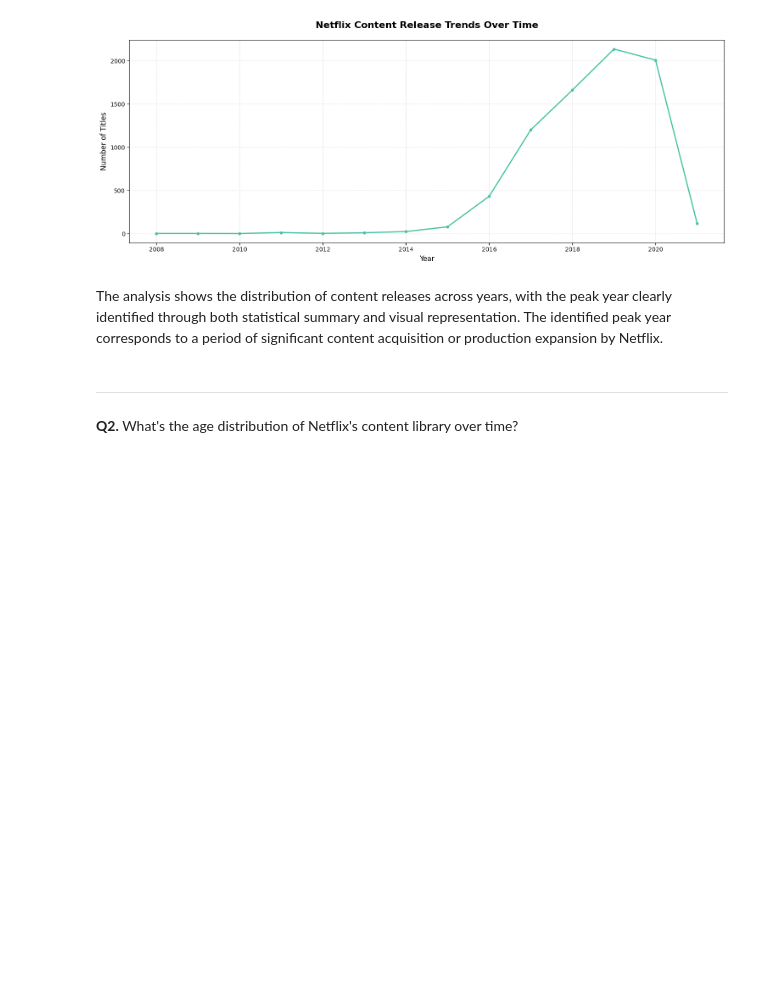
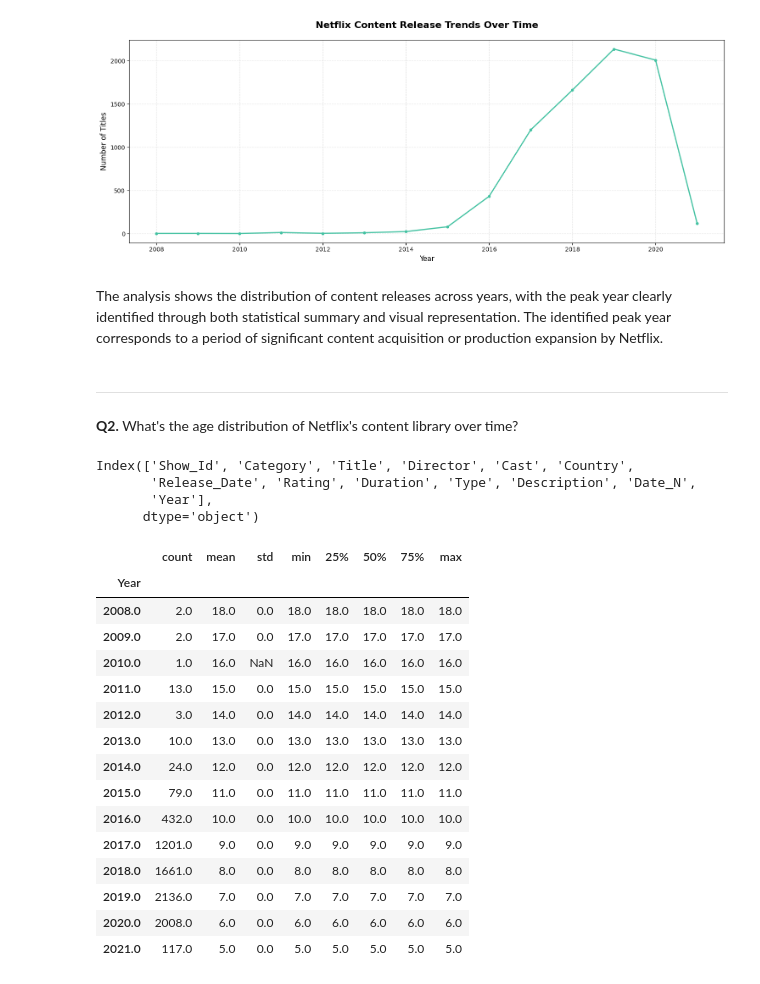
Before and after one commit to Ekoink/movie-trends-analysis, a Jupyter notebook: Netflix_Dataset_Analysis.ipynb, the cells around one changed output. Cells and saved outputs as stored; diff of their text form; code cells hidden in the pictures; blank space fills up the shorter version.

```diff
--- a/Netflix_Dataset_Analysis.ipynb
+++ b/Netflix_Dataset_Analysis.ipynb
@@ -386,3 +386,42 @@ The analysis shows the distribution of content releases across years, with the p
 ---
 # %% [markdown]
 **Q2.** What's the age distribution of Netflix's content library over time?
+# %%
+print(data.columns)
+
+from datetime import datetime
+
+# Drop rows with missing Year AND force a copy
+data_clean = data.dropna(subset=['Year']).copy()
+
+# Convert Year to integer safely
+data_clean.loc[:, 'Year'] = data_clean['Year'].astype(int)
+
+# Get current year
+current_year = datetime.now().year
+
+# Calculate age since added to Netflix
+data_clean.loc[:, 'Content_Age'] = current_year - data_clean['Year']
+
+data_clean.groupby('Year')['Content_Age'].describe()
+# %% [output]
+Index(['Show_Id', 'Category', 'Title', 'Director', 'Cast', 'Country',
+       'Release_Date', 'Rating', 'Duration', 'Type', 'Description', 'Date_N',
+       'Year'],
+      dtype='object')
+|  | count | mean | std | min | 25% | 50% | 75% | max |
+| Year |  |  |  |  |  |  |  |  |
+| 2008.0 | 2.0 | 18.0 | 0.0 | 18.0 | 18.0 | 18.0 | 18.0 | 18.0 |
+| 2009.0 | 2.0 | 17.0 | 0.0 | 17.0 | 17.0 | 17.0 | 17.0 | 17.0 |
+| 2010.0 | 1.0 | 16.0 | NaN | 16.0 | 16.0 | 16.0 | 16.0 | 16.0 |
+| 2011.0 | 13.0 | 15.0 | 0.0 | 15.0 | 15.0 | 15.0 | 15.0 | 15.0 |
+| 2012.0 | 3.0 | 14.0 | 0.0 | 14.0 | 14.0 | 14.0 | 14.0 | 14.0 |
+| 2013.0 | 10.0 | 13.0 | 0.0 | 13.0 | 13.0 | 13.0 | 13.0 | 13.0 |
+| 2014.0 | 24.0 | 12.0 | 0.0 | 12.0 | 12.0 | 12.0 | 12.0 | 12.0 |
+| 2015.0 | 79.0 | 11.0 | 0.0 | 11.0 | 11.0 | 11.0 | 11.0 | 11.0 |
+| 2016.0 | 432.0 | 10.0 | 0.0 | 10.0 | 10.0 | 10.0 | 10.0 | 10.0 |
+| 2017.0 | 1201.0 | 9.0 | 0.0 | 9.0 | 9.0 | 9.0 | 9.0 | 9.0 |
+| 2018.0 | 1661.0 | 8.0 | 0.0 | 8.0 | 8.0 | 8.0 | 8.0 | 8.0 |
+| 2019.0 | 2136.0 | 7.0 | 0.0 | 7.0 | 7.0 | 7.0 | 7.0 | 7.0 |
+| 2020.0 | 2008.0 | 6.0 | 0.0 | 6.0 | 6.0 | 6.0 | 6.0 | 6.0 |
+| 2021.0 | 117.0 | 5.0 | 0.0 | 5.0 | 5.0 | 5.0 | 5.0 | 5.0 |
```
Also changed, not shown: parts of 1 cell of this notebook.
